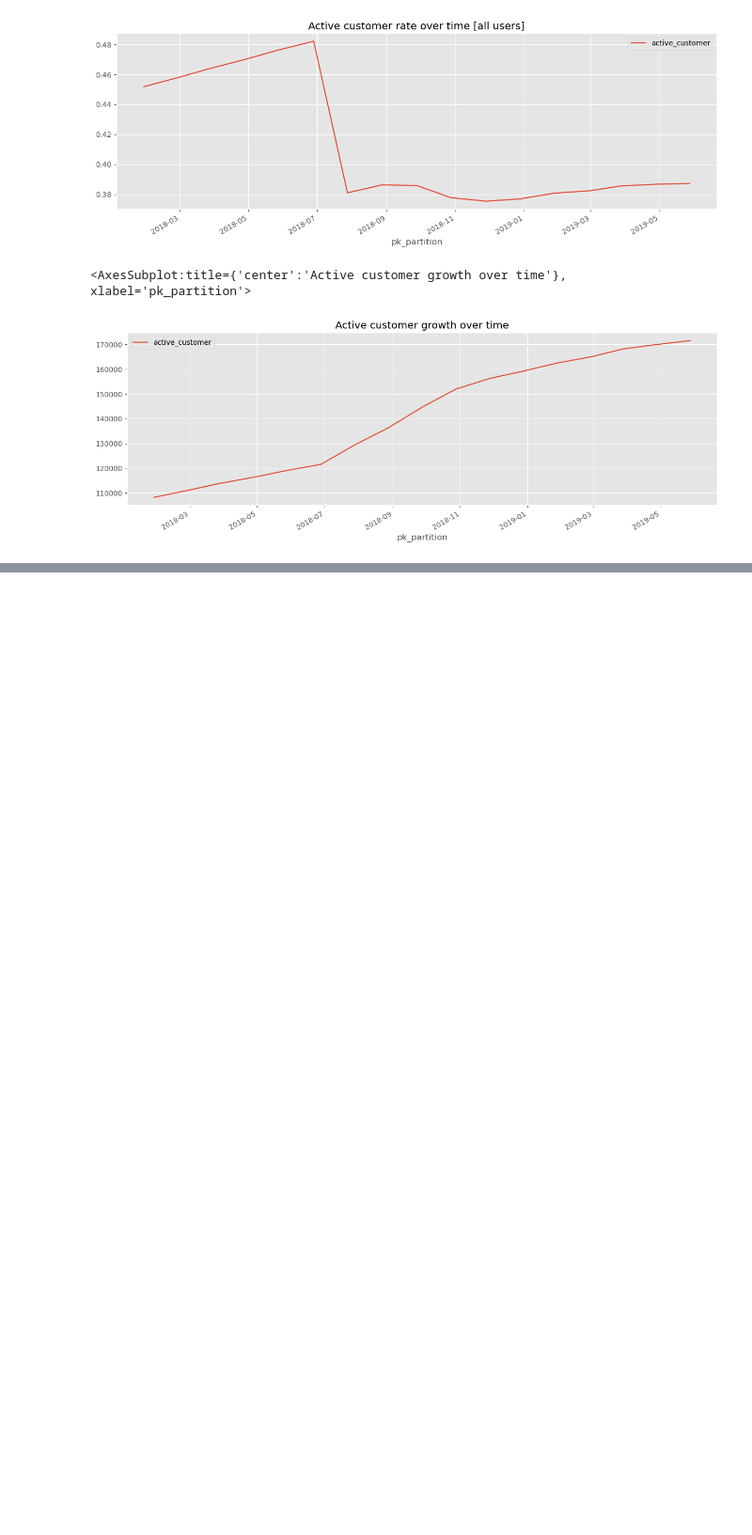
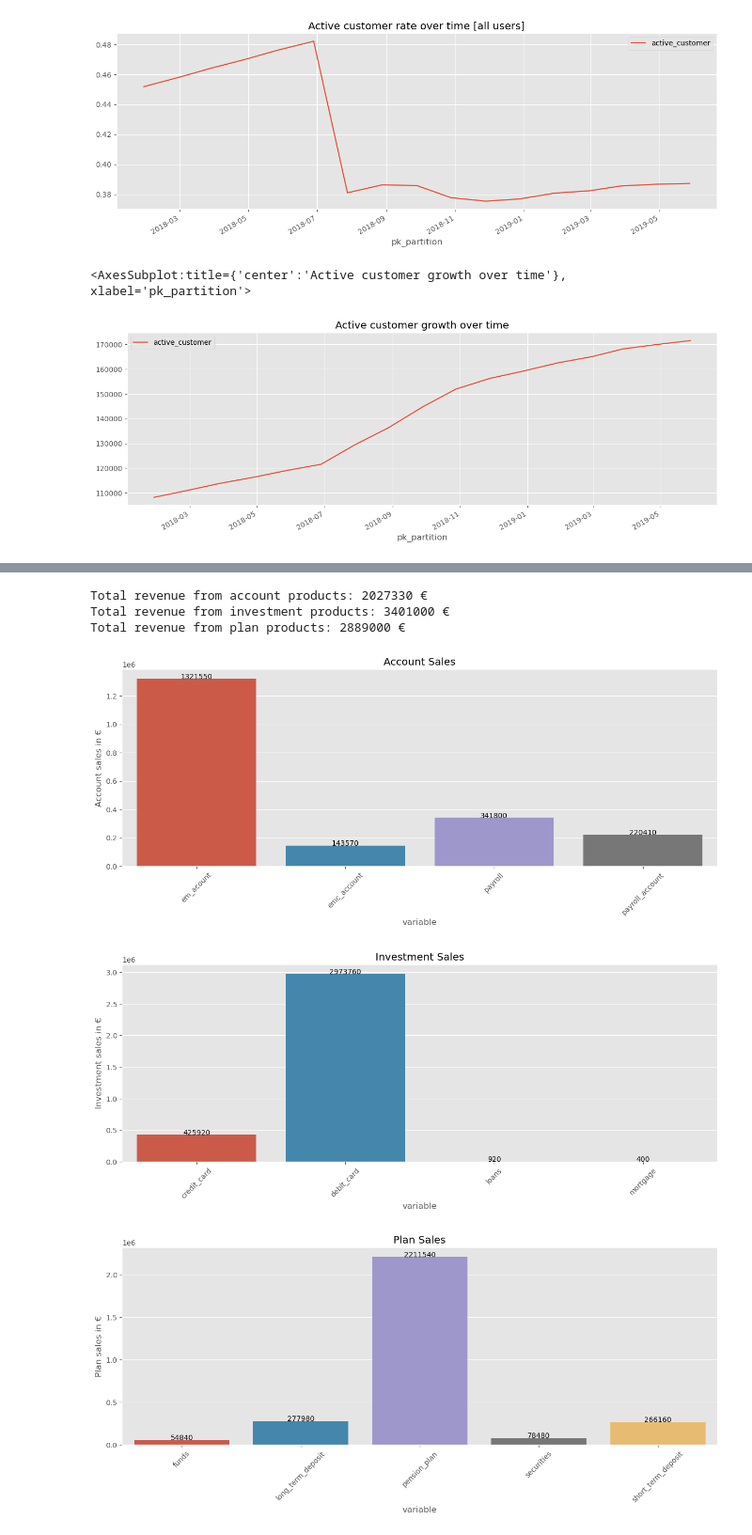
Before and after one commit to aggarcia1996/final_project_adjt, a Jupyter notebook: Analysis/EDA.ipynb, the cells around one changed output, grey strips where cells are left out. Shown at 94% size. Saved outputs shown, nothing was run; the diff lists cells and outputs as text; code cells hidden in the pictures; blank space fills up the shorter version.

```diff
--- a/Analysis/EDA.ipynb
+++ b/Analysis/EDA.ipynb
@@ -672,0 +723,20 @@ df.groupby("pk_partition").agg({"active_customer": "sum"}).plot(figsize = (15, 5
+# %%
+acc_total = (account_sales.groupby("pk_partition")["sales"].sum() * 10).sum()
+inv_total = (invest_sales.groupby("pk_partition")["sales"].sum() * 40).sum()
+plan_total = (plan_sales.groupby("pk_partition")["sales"].sum() * 60).sum()
+
+print(f"Total revenue from account products: {acc_total} €")
+print(f"Total revenue from investment products: {inv_total} €")
+print(f"Total revenue from plan products: {plan_total} €")
+# %% [output]
+Total revenue from account products: 2027330 €
+Total revenue from investment products: 3401000 €
+Total revenue from plan products: 2889000 €
+# %%
+revenue_plotter(account_sales, "variable", 10, "Account")
+revenue_plotter(invest_sales, "variable", 40, "Investment")
+revenue_plotter(plan_sales, "variable", 60, "Plan")
+# %% [output]
+[figure, added]
+[figure, added]
+[figure, added]
```
Also changed, not shown: parts of 5 cells of this notebook.
